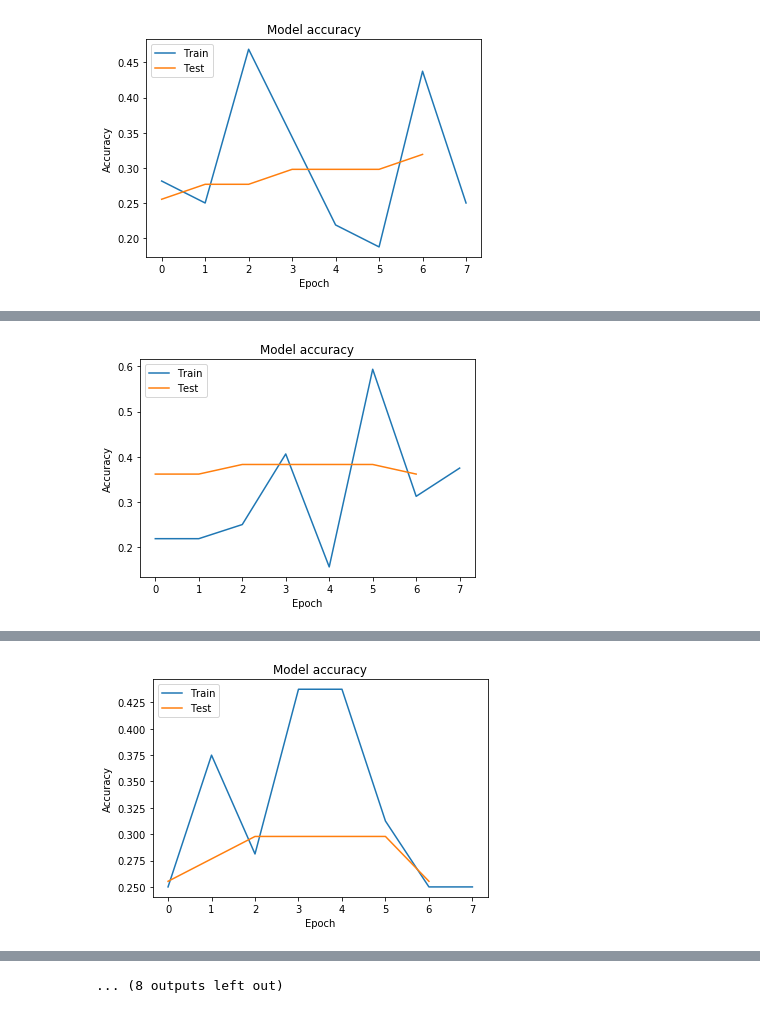
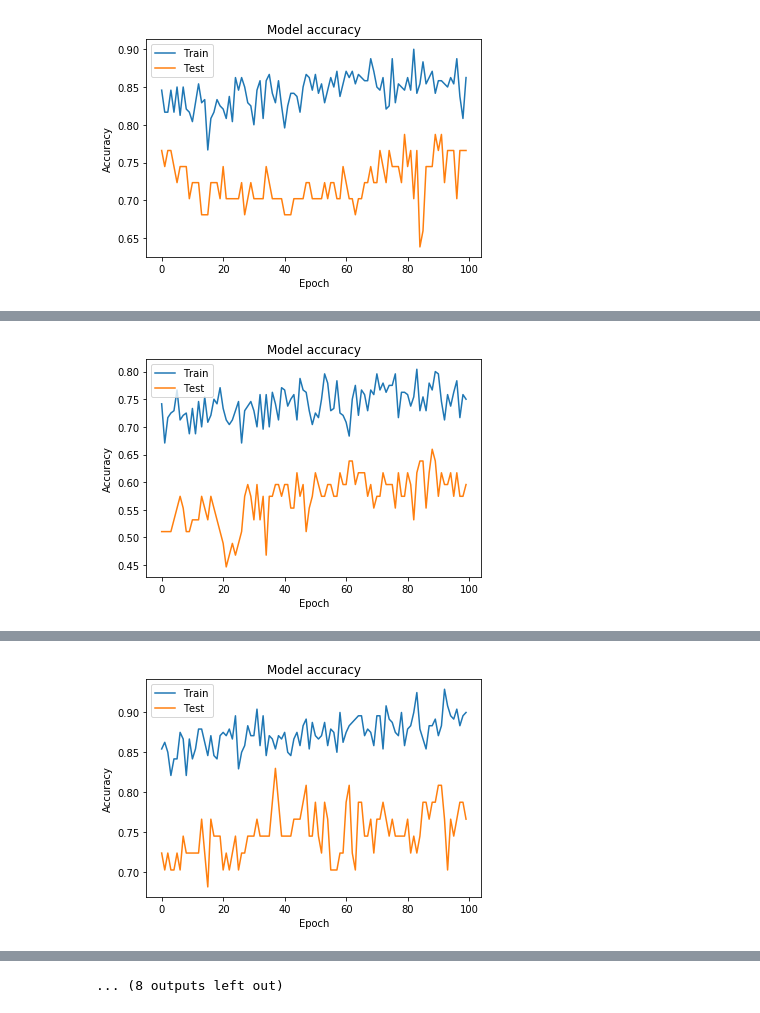
Before and after one commit to sagihaider/EEG_Deep, a Jupyter notebook: main_Single_Trial_Classification_Accuracy_all_subjects_FilteredData_NSL.ipynb, the cells around one changed output, grey strips where cells are left out. Cells and saved outputs as stored; diff of their text form; code cells hidden in the pictures.

```diff
--- a/main_Single_Trial_Classification_Accuracy_all_subjects_FilteredData_NSL.ipynb
+++ b/main_Single_Trial_Classification_Accuracy_all_subjects_FilteredData_NSL.ipynb
@@ -374,8 +377,8 @@ for x in range(1,10):
     tril = r_X_ts[t,:,:]
     # tril = tril.transpose()
     tril_filtered = butter_bandpass_filter(tril,
-                                              lowcut=8,
-                                              highcut=25,
+                                              lowcut=4,
+                                              highcut=40,
                                               fs=250,
                                               order=4)
     # tril_filtered = tril_filtered.transpose()
@@ -402,12 +405,12 @@ for x in range(1,10):
                  dropoutRate = 0.5, kernLength = 25, F1 = 8,
                  D = 2, F2 = 16, norm_rate = 0.25, dropoutType = 'Dropout')
 
-  adv_config = nsl.configs.make_adv_reg_config(multiplier=0.2, adv_step_size=0.05)
+  adv_config = nsl.configs.make_adv_reg_config(multiplier=0.2, adv_step_size=0.5, adv_grad_norm='infinity')
   adv_model = nsl.keras.AdversarialRegularization(model, adv_config=adv_config)
 
   # compile the model and set the optimizers
   adv_model.compile(loss='categorical_crossentropy', optimizer='adam', metrics = ['accuracy'])
-  batch_size = 16
+  batch_size = 32
 
   X_train = tf.cast(X_train, tf.float32)
   X_test = tf.cast(X_test, tf.float32)
@@ -421,9 +424,9 @@ for x in range(1,10):
   val_steps = X_val.shape[0] // batch_size
 
 
-  adv_model.fit(train_data, validation_data=val_data, steps_per_epoch = 2, validation_steps=None, epochs=500, verbose=1)
+  adv_model.fit(train_data, validation_data=val_data, validation_steps=None, epochs=100, verbose=1)
 
-  history = adv_model.fit(train_data, validation_data=val_data, steps_per_epoch = 2, validation_steps=None, epochs=500, verbose=1)
+  history = adv_model.fit(train_data, validation_data=val_data, validation_steps=None, epochs=100, verbose=1)
 
   # Plot training & validation accuracy values
   plt.plot(history.history['categorical_accuracy'])
@@ -437,7 +440,7 @@ for x in range(1,10):
   plt.savefig(figName)
 
   print('\n# Evaluate on test data')
-  results = adv_model.evaluate(test_data, steps = 2)
+  results = adv_model.evaluate(test_data)
   print('test loss, test acc:', results)
 
   acc_all[x - 1, 0] = results[1]
@@ -470,2 +473,2 @@ Epoch 8/500
-[figure, old version]
+[figure, new version]
 # Evaluate on test data
@@ -488,2 +491,2 @@ Epoch 8/500
-[figure, old version]
+[figure, new version]
 # Evaluate on test data
@@ -506,2 +509,2 @@ Epoch 8/500
-[figure, old version]
+[figure, new version]
 # Evaluate on test data
```
Also changed, not shown: parts of 4 cells of this notebook.
